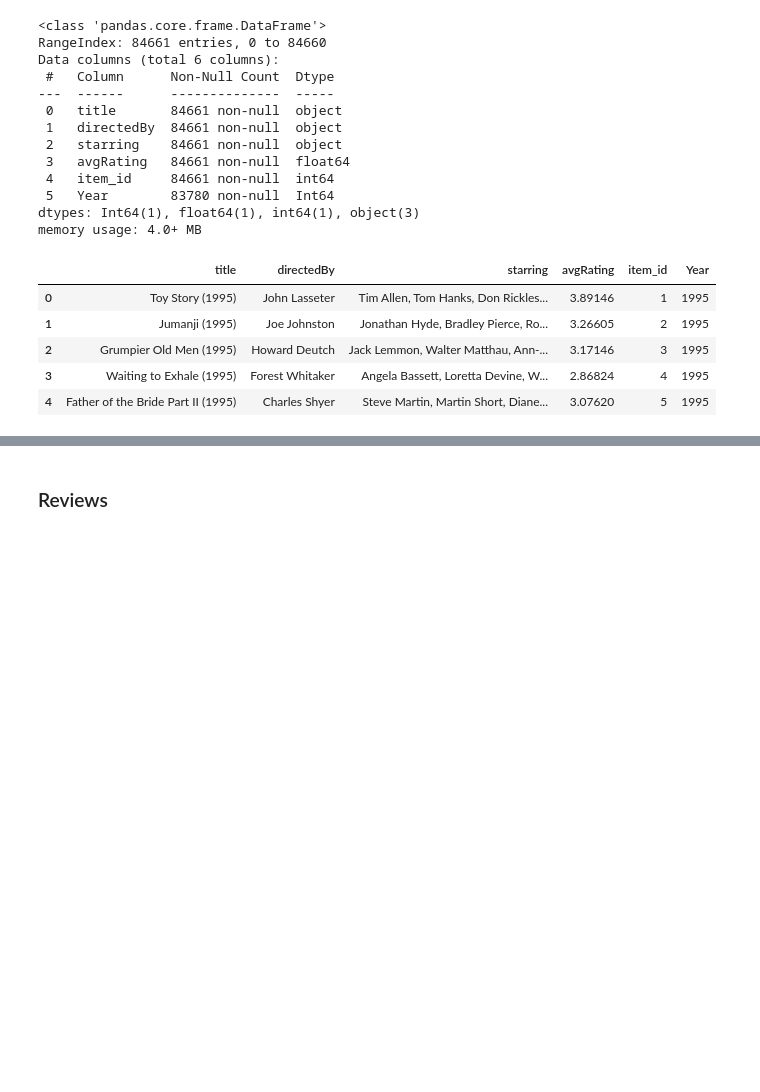
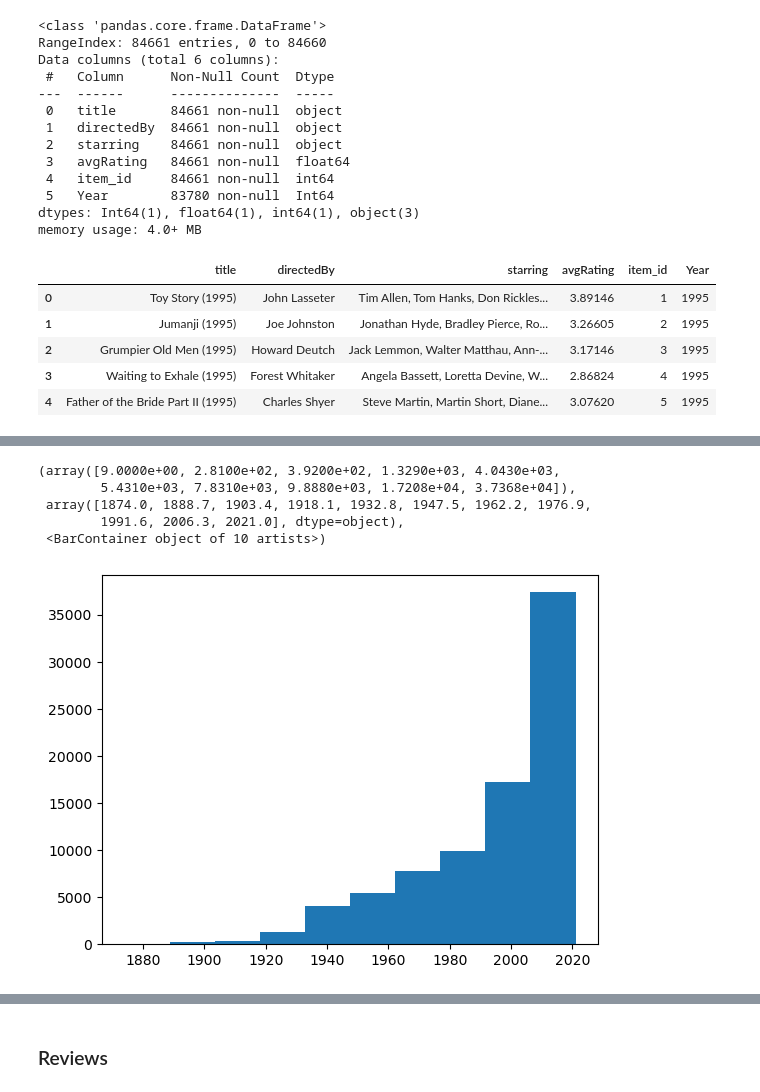
Before and after one commit to MichaelRong97/NLP-for-Improved-Movie-Rating-Predictions, a Jupyter notebook: Capstone Work File.ipynb, the cells around one changed output, grey strips where cells are left out. Drawn from its saved outputs; the diff is of its cells as text; code cells hidden in the pictures; blank space fills up the shorter version.

```diff
--- a/Capstone Work File.ipynb
+++ b/Capstone Work File.ipynb
@@ -179,0 +209,10 @@ TypeError: float() argument must be a string or a number, not 'NAType'
+# %%
+# Looks good, no awkward years atm
+plt.hist(metadata_raw['Year'].values)
+# %% [output]
+(array([9.0000e+00, 2.8100e+02, 3.9200e+02, 1.3290e+03, 4.0430e+03,
+        5.4310e+03, 7.8310e+03, 9.8880e+03, 1.7208e+04, 3.7368e+04]),
+ array([1874.0, 1888.7, 1903.4, 1918.1, 1932.8, 1947.5, 1962.2, 1976.9,
+        1991.6, 2006.3, 2021.0], dtype=object),
+ <BarContainer object of 10 artists>)
+[figure, added]
```
Also changed, not shown: parts of 27 cells of this notebook.
